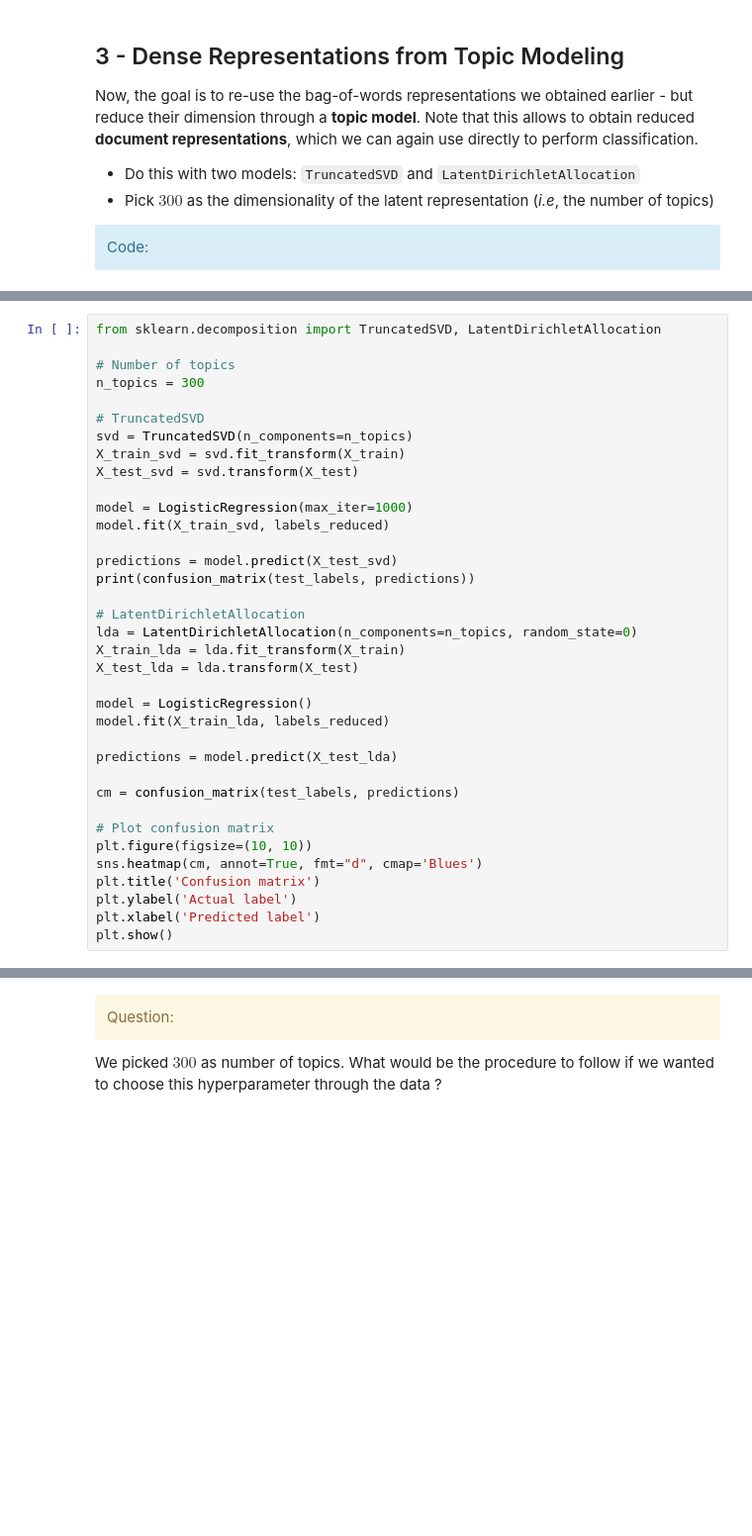
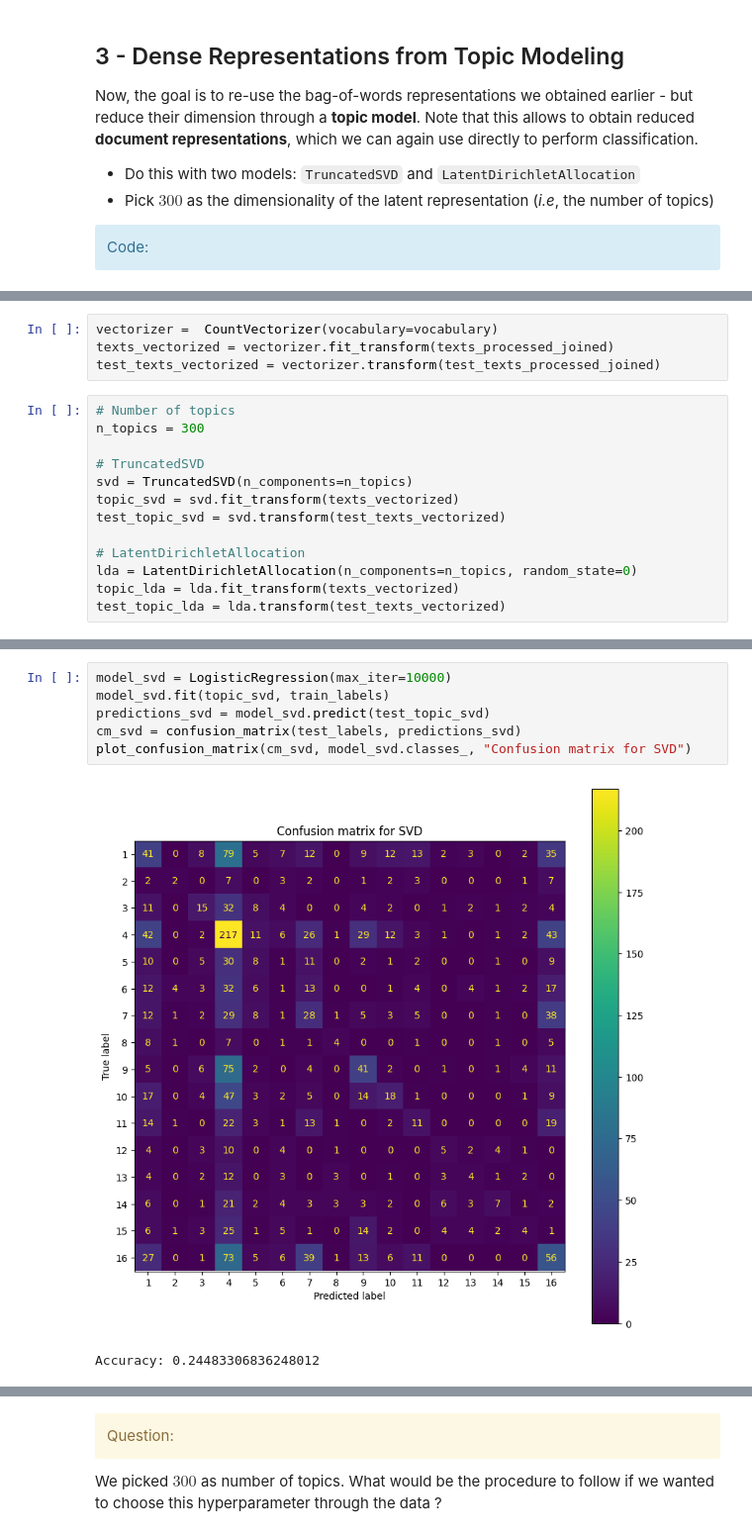
Before and after one commit to TarcisioBueno/word-embeddings-for-classification-SDTSIA214, a Jupyter notebook: TP_WE_for_Classification_SD-TSIA-214_Students.ipynb, the cells around one changed output, grey strips where cells are left out. Shown at 99% size. Saved outputs shown, nothing was run; the diff lists cells and outputs as text; blank space fills up the shorter version.

```diff
--- a/TP_WE_for_Classification_SD-TSIA-214_Students.ipynb
+++ b/TP_WE_for_Classification_SD-TSIA-214_Students.ipynb
@@ -383,36 +391,17 @@ Now, the goal is to re-use the bag-of-words representations we obtained earlier
+# %%
+vectorizer =  CountVectorizer(vocabulary=vocabulary)
+texts_vectorized = vectorizer.fit_transform(texts_processed_joined)
+test_texts_vectorized = vectorizer.transform(test_texts_processed_joined)
 # %%
-from sklearn.decomposition import TruncatedSVD, LatentDirichletAllocation
-
 # Number of topics
 n_topics = 300
 
 # TruncatedSVD
 svd = TruncatedSVD(n_components=n_topics)
-X_train_svd = svd.fit_transform(X_train)
-X_test_svd = svd.transform(X_test)
-
-model = LogisticRegression(max_iter=1000)
-model.fit(X_train_svd, labels_reduced)
-
-predictions = model.predict(X_test_svd)
-print(confusion_matrix(test_labels, predictions))
+topic_svd = svd.fit_transform(texts_vectorized)
+test_topic_svd = svd.transform(test_texts_vectorized)
 
 # LatentDirichletAllocation
 lda = LatentDirichletAllocation(n_components=n_topics, random_state=0)
-X_train_lda = lda.fit_transform(X_train)
-X_test_lda = lda.transform(X_test)
-
-model = LogisticRegression()
-model.fit(X_train_lda, labels_reduced)
-
-predictions = model.predict(X_test_lda)
-
-cm = confusion_matrix(test_labels, predictions)
-
-# Plot confusion matrix
-plt.figure(figsize=(10, 10))
-sns.heatmap(cm, annot=True, fmt="d", cmap='Blues')
-plt.title('Confusion matrix')
-plt.ylabel('Actual label')
-plt.xlabel('Predicted label')
-plt.show()
+topic_lda = lda.fit_transform(texts_vectorized)
+test_topic_lda = lda.transform(test_texts_vectorized)
@@ -436,0 +408,9 @@ plt.show()
+# %%
+model_svd = LogisticRegression(max_iter=10000)
+model_svd.fit(topic_svd, train_labels)
+predictions_svd = model_svd.predict(test_topic_svd)
+cm_svd = confusion_matrix(test_labels, predictions_svd)
+plot_confusion_matrix(cm_svd, model_svd.classes_, "Confusion matrix for SVD")
+# %% [output]
+[figure, added]
+Accuracy: 0.24483306836248012
```
Also changed, not shown: parts of 22 cells of this notebook.
